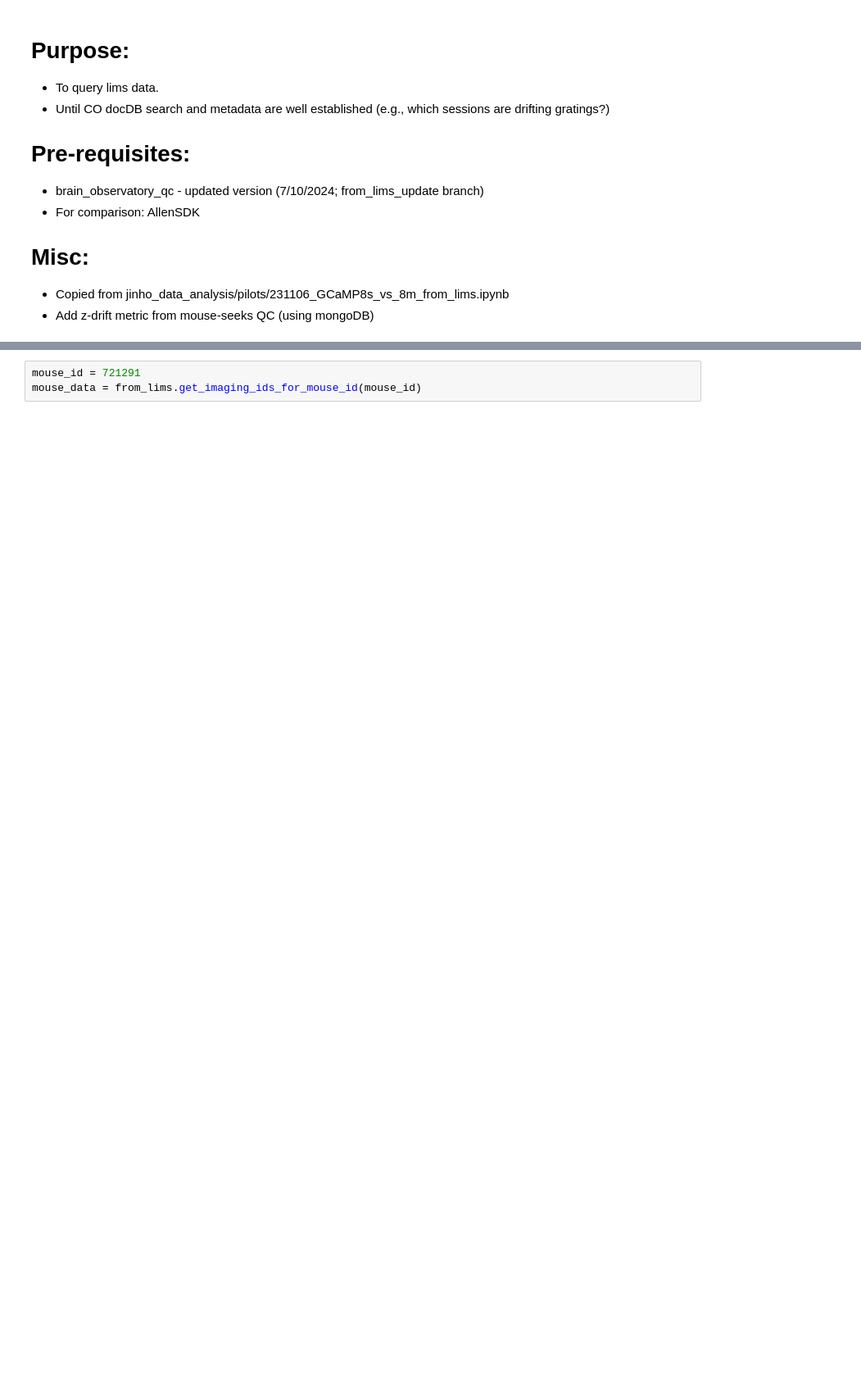
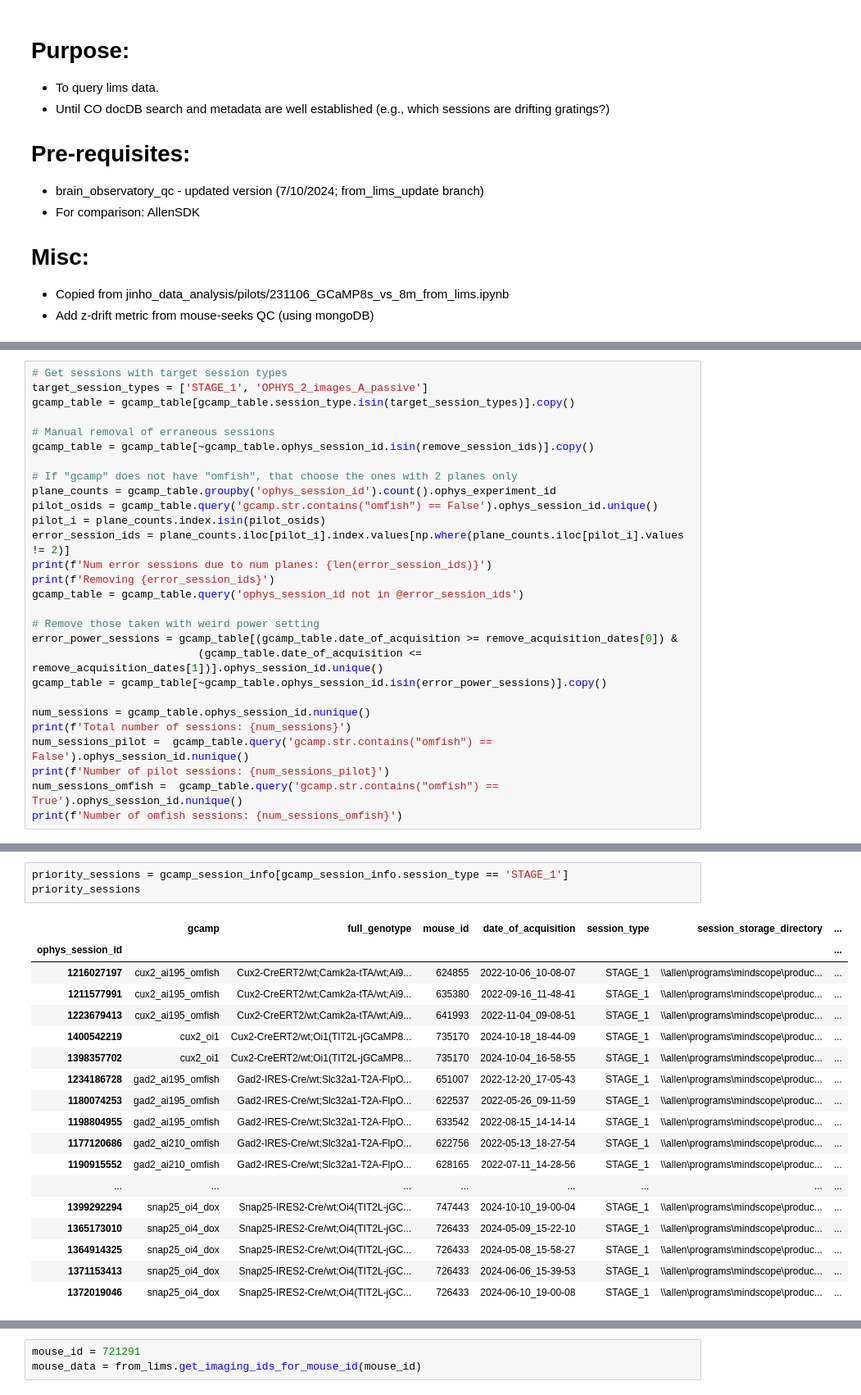
Before and after one commit to AllenNeuralDynamics/lamf_analysis_lims, a Jupyter notebook: pilot_data_analysis/GCaMP/240701_query_lims_data.ipynb, the cells around one changed output, grey strips where cells are left out. Shown at 82% size. Drawn from its saved outputs; the diff is of its cells as text; blank space fills up the shorter version.

```diff
--- a/pilot_data_analysis/GCaMP/240701_query_lims_data.ipynb
+++ b/pilot_data_analysis/GCaMP/240701_query_lims_data.ipynb
@@ -22,0 +300,28 @@ mongo = MongoClient("flaskapp.corp.alleninstitute.org", 27017)
+# %%
+# Get sessions with target session types
+target_session_types = ['STAGE_1', 'OPHYS_2_images_A_passive']
+gcamp_table = gcamp_table[gcamp_table.session_type.isin(target_session_types)].copy()
+
+# Manual removal of erraneous sessions
+gcamp_table = gcamp_table[~gcamp_table.ophys_session_id.isin(remove_session_ids)].copy()
+
+# If "gcamp" does not have "omfish", that choose the ones with 2 planes only
+plane_counts = gcamp_table.groupby('ophys_session_id').count().ophys_experiment_id
+pilot_osids = gcamp_table.query('gcamp.str.contains("omfish") == False').ophys_session_id.unique()
+pilot_i = plane_counts.index.isin(pilot_osids)
+error_session_ids = plane_counts.iloc[pilot_i].index.values[np.where(plane_counts.iloc[pilot_i].values != 2)]
+print(f'Num error sessions due to num planes: {len(error_session_ids)}')
+print(f'Removing {error_session_ids}')
+gcamp_table = gcamp_table.query('ophys_session_id not in @error_session_ids')
+
+# Remove those taken with weird power setting
+error_power_sessions = gcamp_table[(gcamp_table.date_of_acquisition >= remove_acquisition_dates[0]) &
+                          (gcamp_table.date_of_acquisition <= remove_acquisition_dates[1])].ophys_session_id.unique()
+gcamp_table = gcamp_table[~gcamp_table.ophys_session_id.isin(error_power_sessions)].copy()
+
+num_sessions = gcamp_table.ophys_session_id.nunique()
+print(f'Total number of sessions: {num_sessions}')
+num_sessions_pilot =  gcamp_table.query('gcamp.str.contains("omfish") == False').ophys_session_id.nunique()
+print(f'Number of pilot sessions: {num_sessions_pilot}')
+num_sessions_omfish =  gcamp_table.query('gcamp.str.contains("omfish") == True').ophys_session_id.nunique()
+print(f'Number of omfish sessions: {num_sessions_omfish}')
@@ -22,0 +384,22 @@ mongo = MongoClient("flaskapp.corp.alleninstitute.org", 27017)
+# %%
+priority_sessions = gcamp_session_info[gcamp_session_info.session_type == 'STAGE_1']
+priority_sessions
+# %% [output]
+|  | gcamp | full_genotype | mouse_id | date_of_acquisition | session_type | session_storage_directory | ... |
+| ophys_session_id |  |  |  |  |  |  | ... |
+| 1216027197 | cux2_ai195_omfish | Cux2-CreERT2/wt;Camk2a-tTA/wt;Ai9... | 624855 | 2022-10-06_10-08-07 | STAGE_1 | \\allen\programs\mindscope\produc... | ... |
+| 1211577991 | cux2_ai195_omfish | Cux2-CreERT2/wt;Camk2a-tTA/wt;Ai9... | 635380 | 2022-09-16_11-48-41 | STAGE_1 | \\allen\programs\mindscope\produc... | ... |
+| 1223679413 | cux2_ai195_omfish | Cux2-CreERT2/wt;Camk2a-tTA/wt;Ai9... | 641993 | 2022-11-04_09-08-51 | STAGE_1 | \\allen\programs\mindscope\produc... | ... |
+| 1400542219 | cux2_oi1 | Cux2-CreERT2/wt;Oi1(TIT2L-jGCaMP8... | 735170 | 2024-10-18_18-44-09 | STAGE_1 | \\allen\programs\mindscope\produc... | ... |
+| 1398357702 | cux2_oi1 | Cux2-CreERT2/wt;Oi1(TIT2L-jGCaMP8... | 735170 | 2024-10-04_16-58-55 | STAGE_1 | \\allen\programs\mindscope\produc... | ... |
+| 1234186728 | gad2_ai195_omfish | Gad2-IRES-Cre/wt;Slc32a1-T2A-FlpO... | 651007 | 2022-12-20_17-05-43 | STAGE_1 | \\allen\programs\mindscope\produc... | ... |
+| 1180074253 | gad2_ai195_omfish | Gad2-IRES-Cre/wt;Slc32a1-T2A-FlpO... | 622537 | 2022-05-26_09-11-59 | STAGE_1 | \\allen\programs\mindscope\produc... | ... |
+| 1198804955 | gad2_ai195_omfish | Gad2-IRES-Cre/wt;Slc32a1-T2A-FlpO... | 633542 | 2022-08-15_14-14-14 | STAGE_1 | \\allen\programs\mindscope\produc... | ... |
+| 1177120686 | gad2_ai210_omfish | Gad2-IRES-Cre/wt;Slc32a1-T2A-FlpO... | 622756 | 2022-05-13_18-27-54 | STAGE_1 | \\allen\programs\mindscope\produc... | ... |
+| 1190915552 | gad2_ai210_omfish | Gad2-IRES-Cre/wt;Slc32a1-T2A-FlpO... | 628165 | 2022-07-11_14-28-56 | STAGE_1 | \\allen\programs\mindscope\produc... | ... |
+| ... | ... | ... | ... | ... | ... | ... | ... |
+| 1399292294 | snap25_oi4_dox | Snap25-IRES2-Cre/wt;Oi4(TIT2L-jGC... | 747443 | 2024-10-10_19-00-04 | STAGE_1 | \\allen\programs\mindscope\produc... | ... |
+| 1365173010 | snap25_oi4_dox | Snap25-IRES2-Cre/wt;Oi4(TIT2L-jGC... | 726433 | 2024-05-09_15-22-10 | STAGE_1 | \\allen\programs\mindscope\produc... | ... |
+| 1364914325 | snap25_oi4_dox | Snap25-IRES2-Cre/wt;Oi4(TIT2L-jGC... | 726433 | 2024-05-08_15-58-27 | STAGE_1 | \\allen\programs\mindscope\produc... | ... |
+| 1371153413 | snap25_oi4_dox | Snap25-IRES2-Cre/wt;Oi4(TIT2L-jGC... | 726433 | 2024-06-06_15-39-53 | STAGE_1 | \\allen\programs\mindscope\produc... | ... |
+| 1372019046 | snap25_oi4_dox | Snap25-IRES2-Cre/wt;Oi4(TIT2L-jGC... | 726433 | 2024-06-10_19-00-08 | STAGE_1 | \\allen\programs\mindscope\produc... | ... |
```
Also changed, not shown: parts of 33 cells of this notebook, 2 other files.
